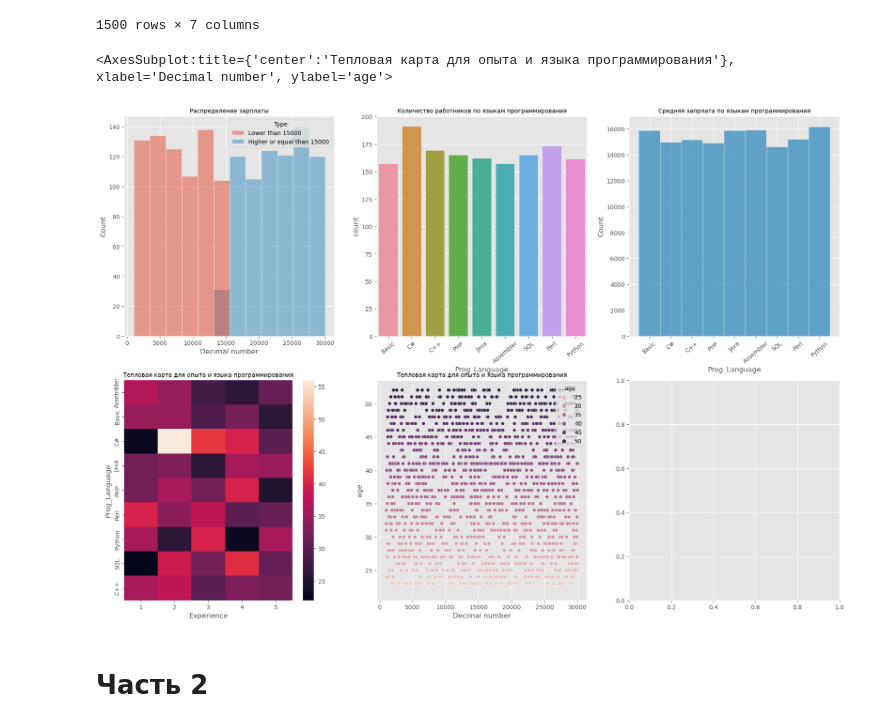
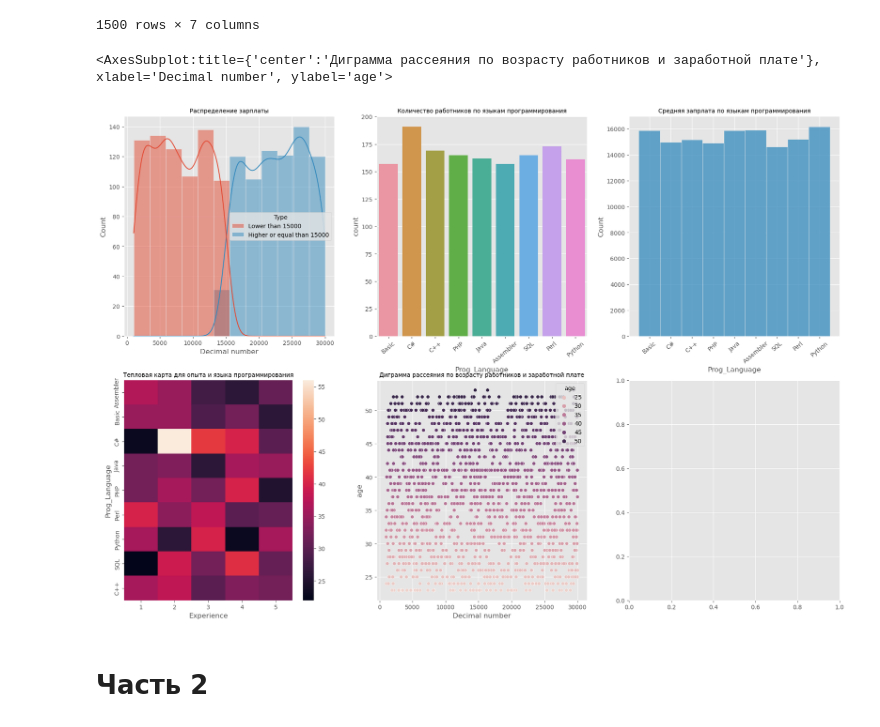
Before and after one commit to paulyurlov/DataVisualization, a Jupyter notebook: Семринар_11.ipynb, the cells around one changed output. Cells and saved outputs as stored; diff of their text form; code cells hidden in the pictures.

```diff
--- a/Семринар_11.ipynb
+++ b/Семринар_11.ipynb
@@ -28,6 +28,7 @@ plt.style.use("ggplot")
 # Часть 1
 # %%
 df = pd.read_csv('Data/prog_workers.csv')
+df.drop_duplicates(inplace=True)
 df
 # %% [output]
 |  | Firstname | Lastname | Country | Date | Decimal number | Experience | Prog_Language |
@@ -46,32 +47,32 @@ df
 # %%
 fig, ax = plt.subplots(2, 3, figsize=(22, 15))
 
 df['Type'] = 'Lower than 15000'
 df.loc[df['Decimal number'] >= 15000, 'Type'] = 'Higher or equal than 15000'
 ax[0][0].set_title('Распределение зарплаты', fontsize=10)
-sns.histplot(data=df, x='Decimal number', hue='Type', ax=ax[0][0])
+sns.histplot(data=df, x='Decimal number', hue='Type', ax=ax[0][0], kde=True)
 
 ax[0][1].set_title('Количество работников по языкам программирования', fontsize=10)
 sns.countplot(data=df, x='Prog_Language', ax=ax[0][1])
 ax[0][1].set_xticklabels(ax[0][1].get_xticklabels(), rotation=40)
 
 tmp = df.groupby(by=['Prog_Language']).mean()
 tmp.reset_index()
 ax[0][2].set_title('Средняя запрлата по языкам программирования', fontsize=10)
 sns.histplot(data=tmp, x='Prog_Language', weights=tmp['Decimal number'], ax=ax[0][2])
 ax[0][2].set_xticklabels(ax[0][1].get_xticklabels(), rotation=40)
 
-tmp = df.groupby(['Prog_Language', 'Experience']).count().reset_index().pivot(index='Prog_Language', columns='Experience', values='Type')
+tmp = df.groupby(['Prog_Language', 'Experience']).count().reset_index().pivot(index='Prog_Language', columns='Experience', values='Decimal number')
 ax[1][0].set_title('Тепловая карта для опыта и языка программирования', fontsize=10)
 sns.heatmap(data=tmp, ax=ax[1][0])
 
-ax[1][1].set_title('Тепловая карта для опыта и языка программирования', fontsize=10)
+ax[1][1].set_title('Диграмма рассеяния по возрасту работников и заработной плате', fontsize=10)
 df['Date'] = pd.to_datetime(df['Date'], format='%d-%m-%Y')
 df['age'] = df['Date'].apply(calculate_age)
 sns.scatterplot(data=df, x='Decimal number', y='age', hue='age', ax=ax[1][1])
 # %% [output]
-<AxesSubplot:title={'center':'Тепловая карта для опыта и языка программирования'}, xlabel='Decimal number', ylabel='age'>
+<AxesSubplot:title={'center':'Диграмма рассеяния по возрасту работников и заработной плате'}, xlabel='Decimal number', ylabel='age'>
-[figure, old version]
+[figure, new version]
 # %% [markdown]
 # Часть 2
 # %%
```
Also changed, not shown: parts of 5 cells of this notebook, 1 other file.
